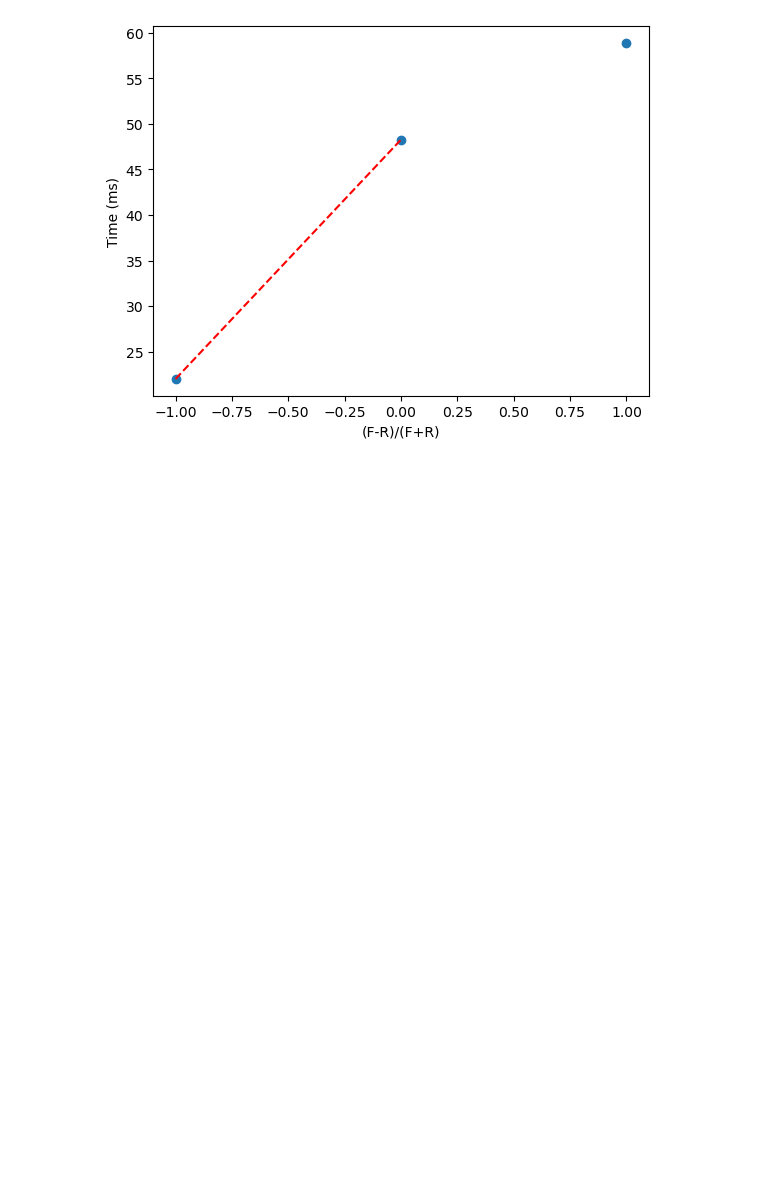
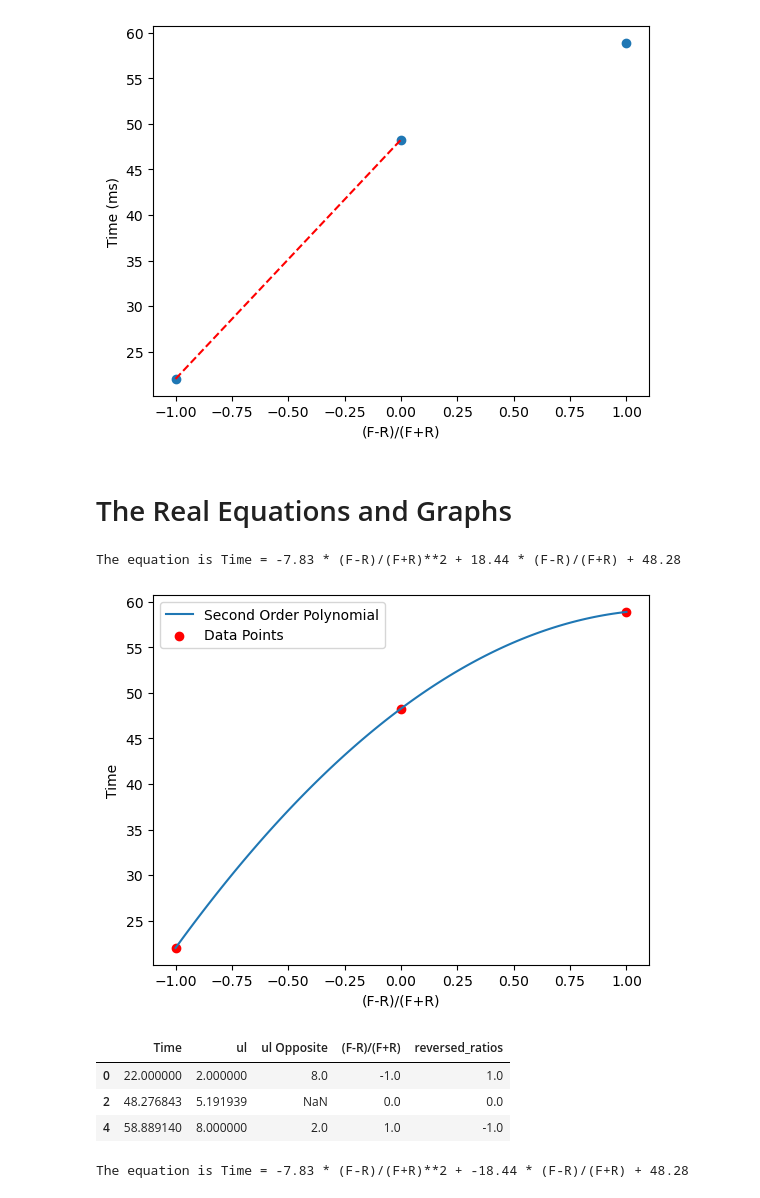
Before and after one commit to RajHarsor/Behavioral-Box-Lever-Task, a Jupyter notebook: Solenoid_Testing/EquationSolenoidLine.ipynb, the cells around one changed output. Drawn from its saved outputs; the diff is of its cells as text; code cells hidden in the pictures; blank space fills up the shorter version.

Commit message:
Finished the Equations!

```diff
--- a/Solenoid_Testing/EquationSolenoidLine.ipynb
+++ b/Solenoid_Testing/EquationSolenoidLine.ipynb
@@ -202,3 +202,59 @@ plt.xlabel("(F-R)/(F+R)")
 plt.show()
 # %% [output]
 [figure]
+# %% [markdown]
+# The Real Equations and Graphs
+# %%
+x = df_calc['(F-R)/(F+R)']
+y = df_calc['Time']
+
+p = np.polyfit(x, y, 2)
+
+print(f'The equation is Time = {p[0]:.2f} * (F-R)/(F+R)**2 + {p[1]:.2f} * (F-R)/(F+R) + {p[2]:.2f}')
+# %% [output]
+The equation is Time = -7.83 * (F-R)/(F+R)**2 + 18.44 * (F-R)/(F+R) + 48.28
+# %%
+x = df_calc['(F-R)/(F+R)']
+y = df_calc['Time']
+
+# Fit the curve to the data using numpy.polyfit
+p = np.polyfit(x, y, 2)
+
+# Define a range of values for (F-R)/(F+R)
+x_range = np.linspace(x.min(), x.max(), 100)
+
+# Evaluate the second order polynomial equation for each value in the range
+y_range = p[0]*x_range**2 + p[1]*x_range + p[2]
+
+# Plot the curve and the data points
+plt.plot(x_range, y_range, label='Second Order Polynomial')
+plt.scatter(x, y, color='red', label='Data Points')
+
+# Add axis labels and a legend
+plt.xlabel('(F-R)/(F+R)')
+plt.ylabel('Time')
+plt.legend()
+
+# Show the plot
+plt.show()
+# %% [output]
+[figure, added]
+# %%
+reversed_ratios = [1.0, 0.0, -1.0]
+
+reversed_ratios = df_calc['reversed_ratios']
+df_calc
+# %% [output]
+|  | Time | ul | ul Opposite | (F-R)/(F+R) | reversed_ratios |
+| 0 | 22.000000 | 2.000000 | 8.0 | -1.0 | 1.0 |
+| 2 | 48.276843 | 5.191939 | NaN | 0.0 | 0.0 |
+| 4 | 58.889140 | 8.000000 | 2.0 | 1.0 | -1.0 |
+# %%
+x = df_calc['reversed_ratios']
+y = df_calc['Time']
+
+p = np.polyfit(x, y, 2)
+
+print(f'The equation is Time = {p[0]:.2f} * (F-R)/(F+R)**2 + {p[1]:.2f} * (F-R)/(F+R) + {p[2]:.2f}')
+# %% [output]
+The equation is Time = -7.83 * (F-R)/(F+R)**2 + -18.44 * (F-R)/(F+R) + 48.28
```
Also changed, not shown: parts of 22 cells of this notebook.
